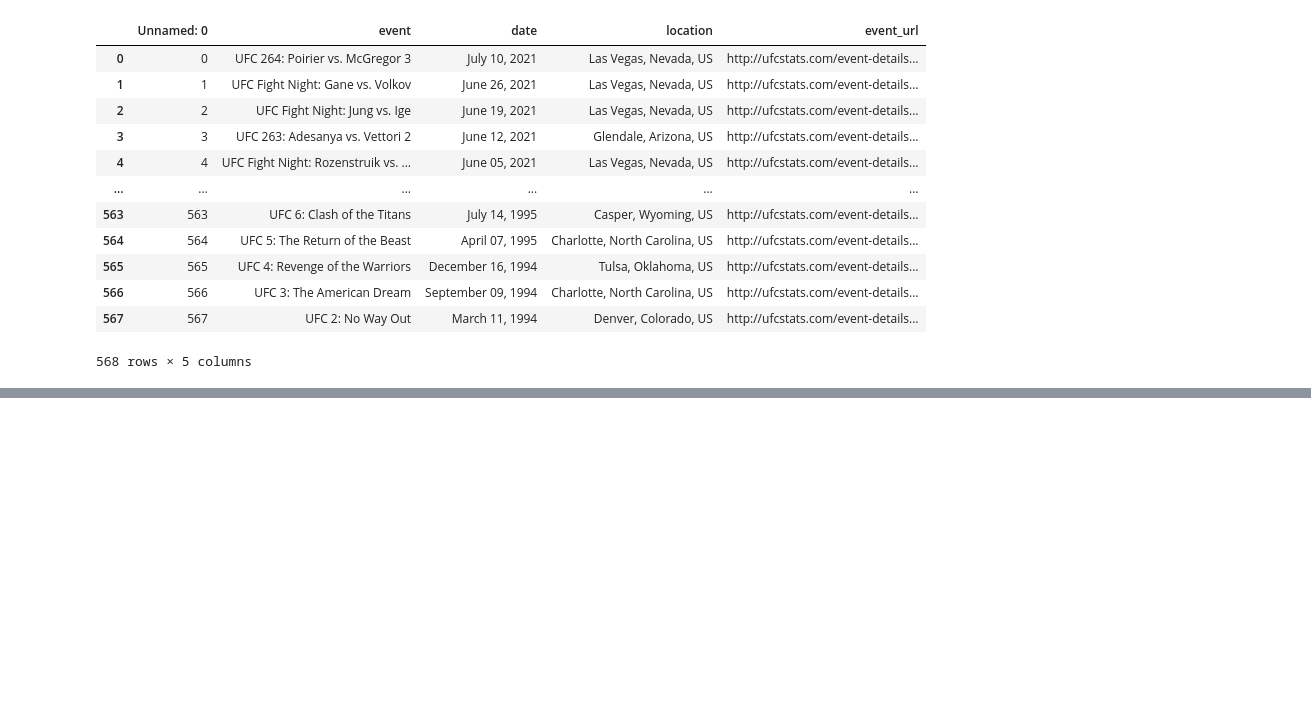
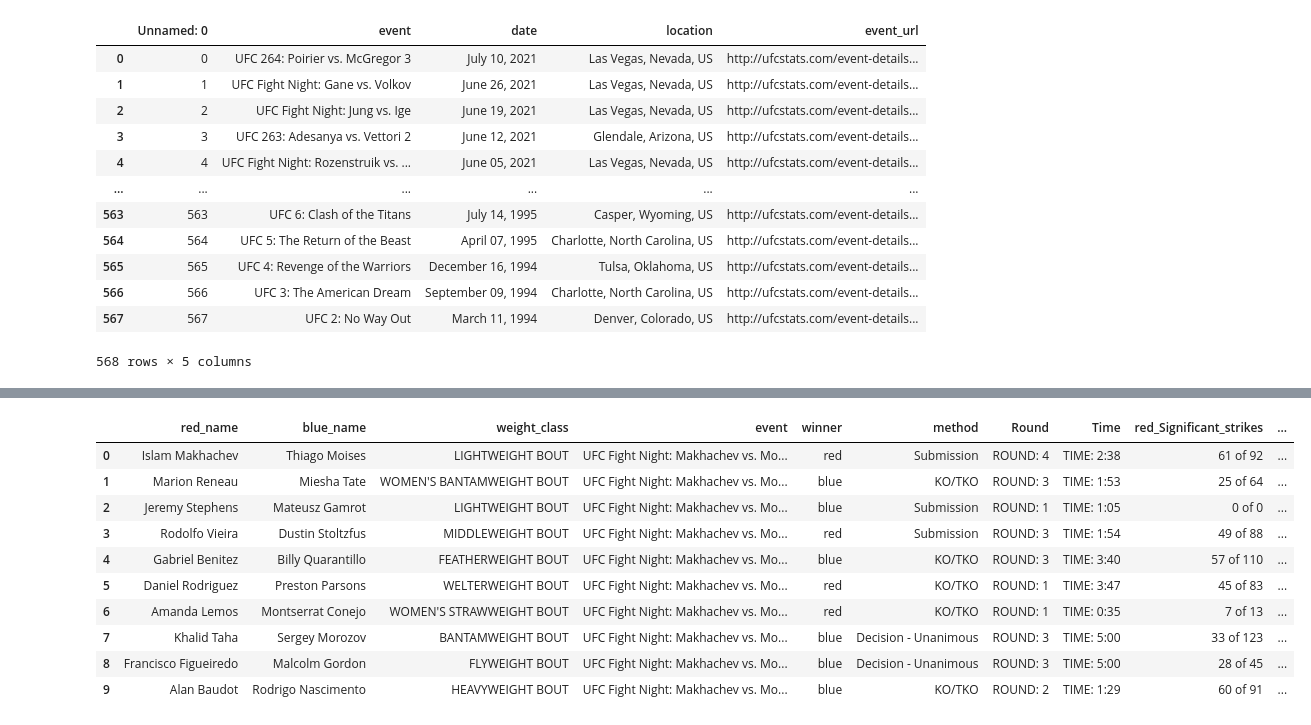
Before and after one commit to a925sw/ufc_stats, a Jupyter notebook: scrapers/updater.ipynb, the cells around one changed output, grey strips where cells are left out. Saved outputs shown, nothing was run; the diff lists cells and outputs as text; code cells hidden in the pictures; blank space fills up the shorter version.

```diff
--- a/scrapers/updater.ipynb
+++ b/scrapers/updater.ipynb
@@ -99,0 +325,15 @@ new_event_urls
+# %%
+new_fights_df = pd.DataFrame(full_fight_data)
+new_fights_df
+# %% [output]
+|  | red_name | blue_name | weight_class | event | winner | method | Round | Time | red_Significant_strikes | ... |
+| 0 | Islam Makhachev | Thiago Moises | LIGHTWEIGHT BOUT | UFC Fight Night: Makhachev vs. Mo... | red | Submission | ROUND: 4 | TIME: 2:38 | 61 of 92 | ... |
+| 1 | Marion Reneau | Miesha Tate | WOMEN'S BANTAMWEIGHT BOUT | UFC Fight Night: Makhachev vs. Mo... | blue | KO/TKO | ROUND: 3 | TIME: 1:53 | 25 of 64 | ... |
+| 2 | Jeremy Stephens | Mateusz Gamrot | LIGHTWEIGHT BOUT | UFC Fight Night: Makhachev vs. Mo... | blue | Submission | ROUND: 1 | TIME: 1:05 | 0 of 0 | ... |
+| 3 | Rodolfo Vieira | Dustin Stoltzfus | MIDDLEWEIGHT BOUT | UFC Fight Night: Makhachev vs. Mo... | red | Submission | ROUND: 3 | TIME: 1:54 | 49 of 88 | ... |
+| 4 | Gabriel Benitez | Billy Quarantillo | FEATHERWEIGHT BOUT | UFC Fight Night: Makhachev vs. Mo... | blue | KO/TKO | ROUND: 3 | TIME: 3:40 | 57 of 110 | ... |
+| 5 | Daniel Rodriguez | Preston Parsons | WELTERWEIGHT BOUT | UFC Fight Night: Makhachev vs. Mo... | red | KO/TKO | ROUND: 1 | TIME: 3:47 | 45 of 83 | ... |
+| 6 | Amanda Lemos | Montserrat Conejo | WOMEN'S STRAWWEIGHT BOUT | UFC Fight Night: Makhachev vs. Mo... | red | KO/TKO | ROUND: 1 | TIME: 0:35 | 7 of 13 | ... |
+| 7 | Khalid Taha | Sergey Morozov | BANTAMWEIGHT BOUT | UFC Fight Night: Makhachev vs. Mo... | blue | Decision - Unanimous | ROUND: 3 | TIME: 5:00 | 33 of 123 | ... |
+| 8 | Francisco Figueiredo | Malcolm Gordon | FLYWEIGHT BOUT | UFC Fight Night: Makhachev vs. Mo... | blue | Decision - Unanimous | ROUND: 3 | TIME: 5:00 | 28 of 45 | ... |
+| 9 | Alan Baudot | Rodrigo Nascimento | HEAVYWEIGHT BOUT | UFC Fight Night: Makhachev vs. Mo... | blue | KO/TKO | ROUND: 2 | TIME: 1:29 | 60 of 91 | ... |
```
Also changed, not shown: parts of 26 cells of this notebook, 5 other files.
